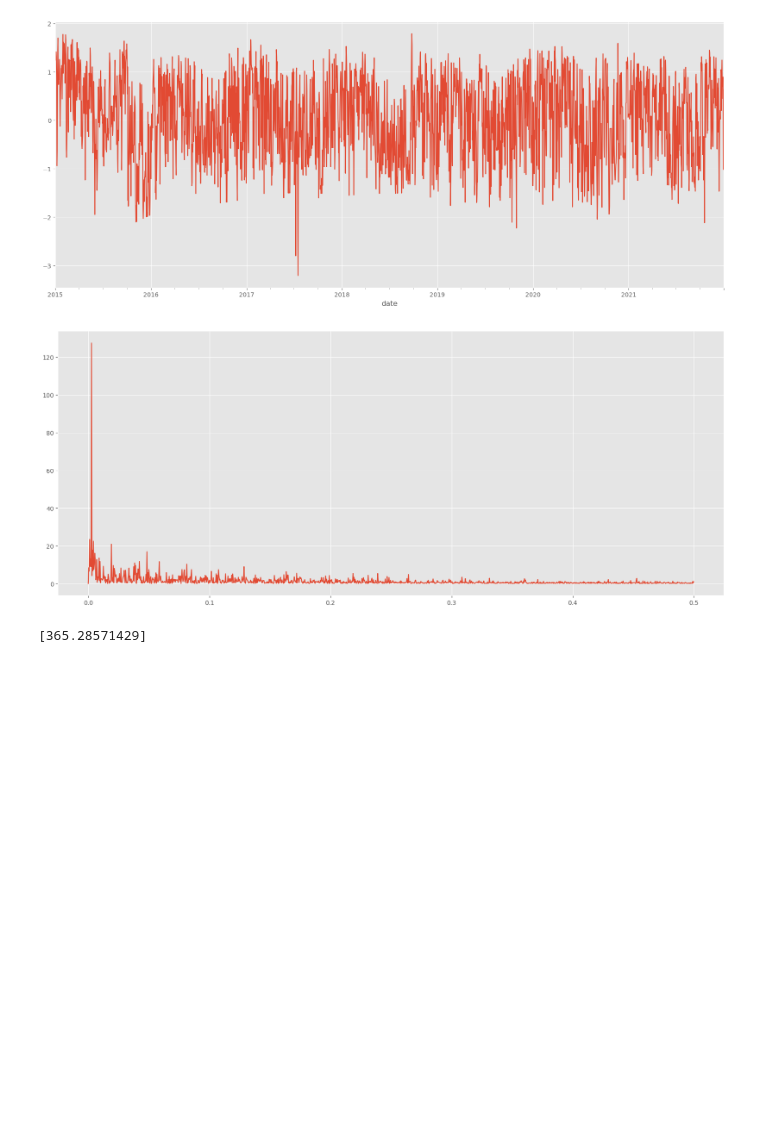
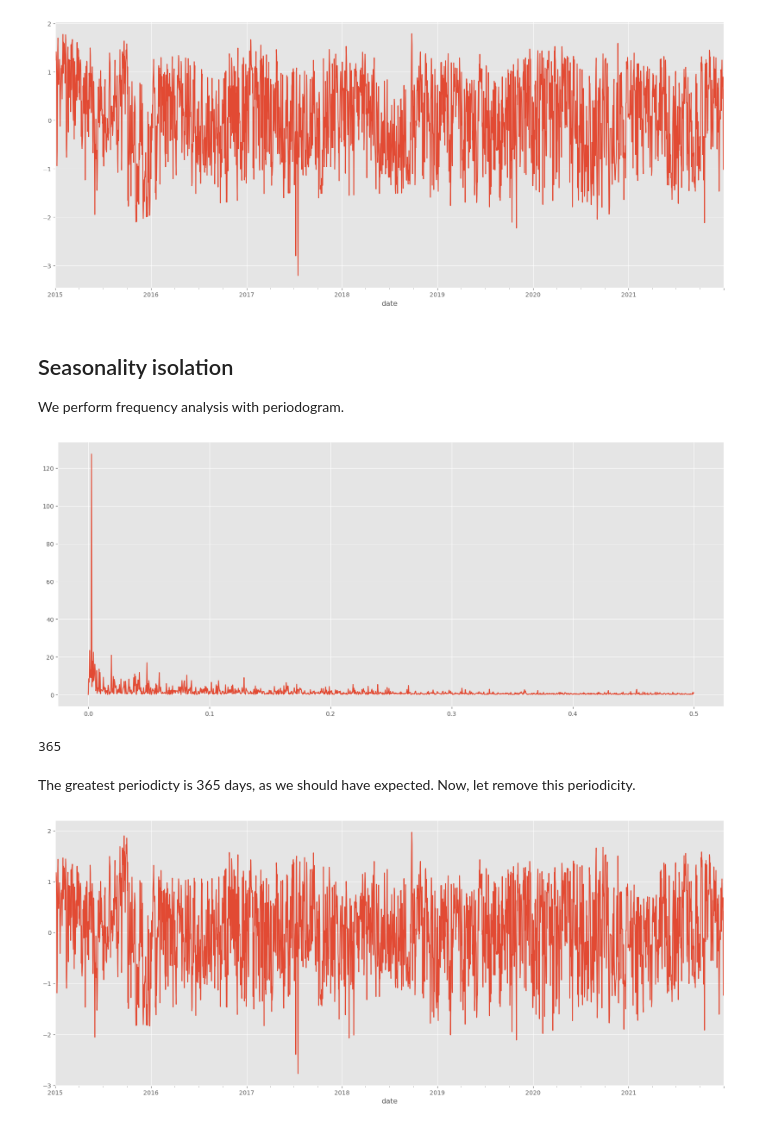
Before and after one commit to nicolaf03/torchsde, a Jupyter notebook: exploratory.ipynb, the cells around one changed output. Drawn from its saved outputs; the diff is of its cells as text; code cells hidden in the pictures; blank space fills up the shorter version.

```diff
--- a/exploratory.ipynb
+++ b/exploratory.ipynb
@@ -156,16 +162,23 @@ detrended.plot(figsize=(20,8))
 plt.show()
 # %% [output]
 [figure]
+# %% [markdown]
+## Seasonality isolation
+
+We perform frequency analysis with periodogram.
 # %%
+# plot periodogram
 f, Pxx_den = periodogram(detrended)
 fig = plt.figure(figsize=(20,8))
 fig = plt.plot(f,Pxx_den)
 plt.show()
 
+# get the highest frequency
 freq = f[Pxx_den > 120]
 
-T = 1/freq
+# which correspond to a certain period
+T = int(1/freq)
 print(T)
 # %% [output]
 [figure]
-[365.28571429]
+365
@@ -174 +185,47 @@ res1 = detrended.diff(365).dropna()
+# %% [markdown]
+The greatest periodicty is 365 days, as we should have expected.
+Now, let remove this periodicity.
+# %%
+# deseasonalize the series
+def deseasonalize_fourier(series, period=365):
+    """
+    Deseasonalize a time series using Fourier decomposition.
+
+    Parameters
+    ----------
+    series : pandas.Series
+        A pandas Series containing the time series data.
+    period : int, optional
+        The period of the seasonality to be removed. Default is 365.
+
+    Returns
+    -------
+    pandas.Series
+        A pandas Series containing the deseasonalized time series.
+
+    Notes
+    -----
+    The function performs a Fourier transform to decompose the time series,
+    removes the seasonal components, and then applies an inverse Fourier
+    transform to reconstruct the deseasonalized time series.
+    """
+
+    # Perform Fourier Transform
+    fft_result = np.fft.rfft(series)
+    frequencies = np.fft.rfftfreq(len(series), d=1)
+
+    # Identify frequencies corresponding to the seasonality and set them to zero
+    seasonal_freq = 1 / period
+    fft_result[np.abs(frequencies - seasonal_freq) < 1e-3] = 0
+
+    # Perform Inverse Fourier Transform
+    deseasonalized = np.fft.irfft(fft_result, n=len(series))
+
+    return pd.Series(deseasonalized, index=series.index)
+# %%
+deseasonalized_series = deseasonalize_fourier(detrended, period=T)
+deseasonalized_series.plot(figsize=(20,8))
+plt.show()
+# %% [output]
+[figure, added]
 # %%
```
Also changed, not shown: parts of 42 cells of this notebook.
